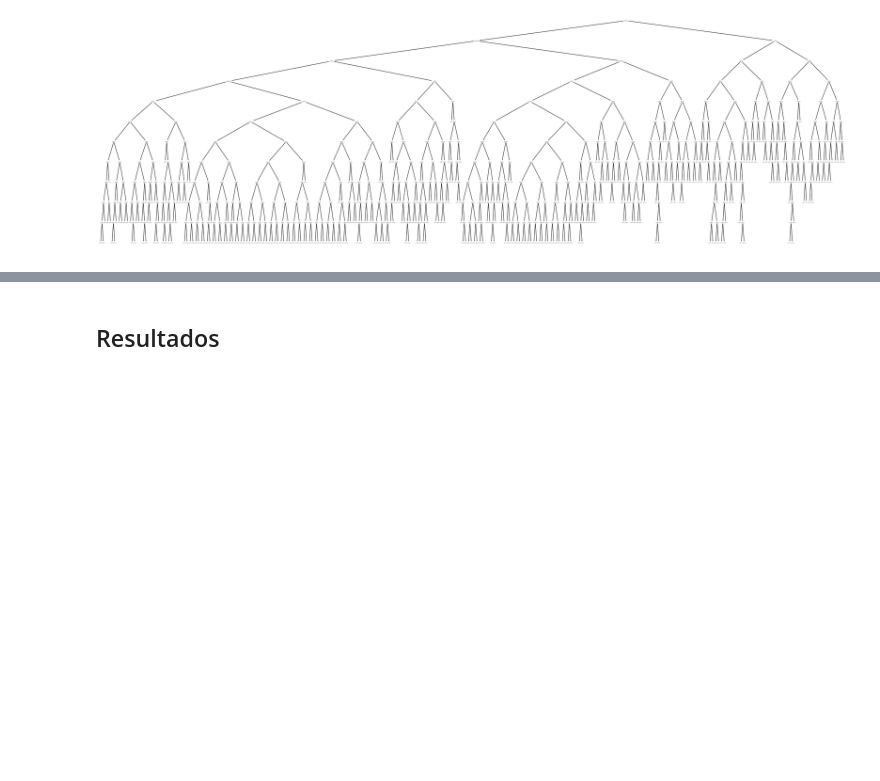
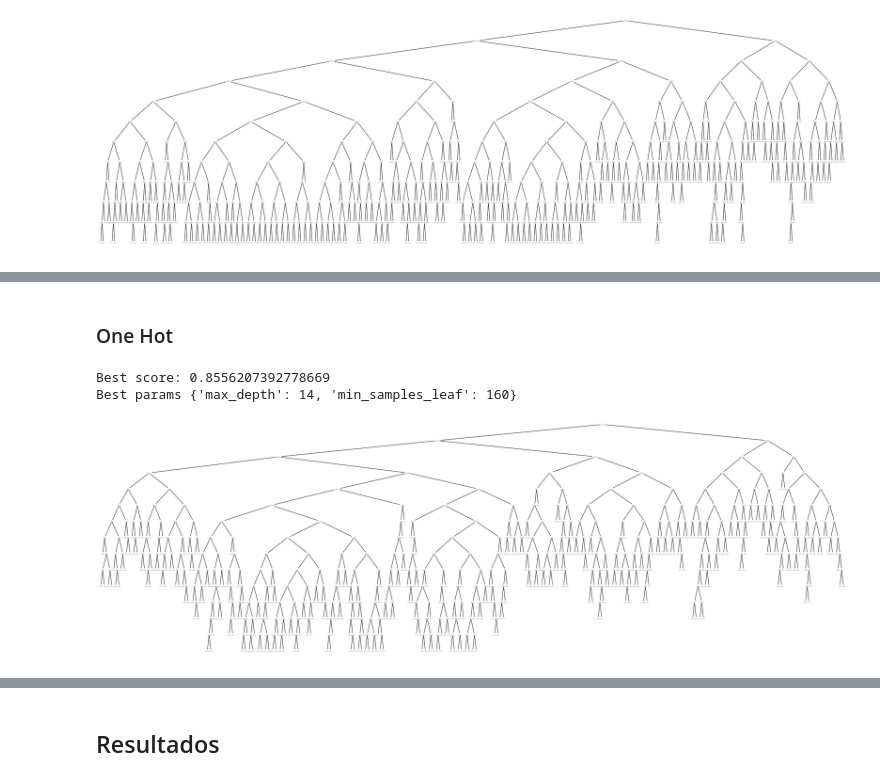
Before and after one commit to NicolasEzequielZulaicaRivera/OD_TPS, a Jupyter notebook: TP2/arbol.ipynb, the cells around one changed output, grey strips where cells are left out. Cells and saved outputs as stored; diff of their text form; code cells hidden in the pictures; blank space fills up the shorter version.

```diff
--- a/TP2/arbol.ipynb
+++ b/TP2/arbol.ipynb
@@ -74,3 +98,5 @@ val_targ_r = val_targ_r.llovieron_hamburguesas_al_dia_siguiente
+# %%
+train_feat_ohe, val_feat_ohe, train_targ_ohe, val_targ_ohe = train_val( ohe_feat, df_targ, True )
 # %% [markdown]
 ## Entrenamiento
 # %% [markdown]
@@ -195,7 +223,6 @@ if( runReg ):
     # Guardar
     if(saveReg):
         dump(grid_r, 'models/Tree/grid_r.sk')
-        dump(grid_r.best_estimator_, 'models/Tree/arbol_r.sk')
 else:
     # Cargar
     grid_r = load('models/Tree/grid_r.sk')
@@ -235,3 +263,5 @@ Wall time: 133 ms
 # %%
 pdf = score2('Random Search','Regularizado',val_targ, pred, prob[:,1])
 predictions = predictions.append( pdf )
+# %% [markdown]
+### One Hot
@@ -237,0 +288,6 @@ predictions = predictions.append( pdf )
+# %%
+print(f"Best score: {grid_ohe.best_score_}")
+print(f"Best params {grid_ohe.best_params_}")
+# %% [output]
+Best score: 0.8556207392778669
+Best params {'max_depth': 14, 'min_samples_leaf': 160}
@@ -237,0 +296,6 @@ predictions = predictions.append( pdf )
+# %%
+if(showTrees):
+    plt.figure(dpi=150,figsize=(15, 5))
+    tree.plot_tree(arbol_ohe)
+# %% [output]
+[figure, added]
```
Also changed, not shown: parts of 20 cells of this notebook, 4 other files.
